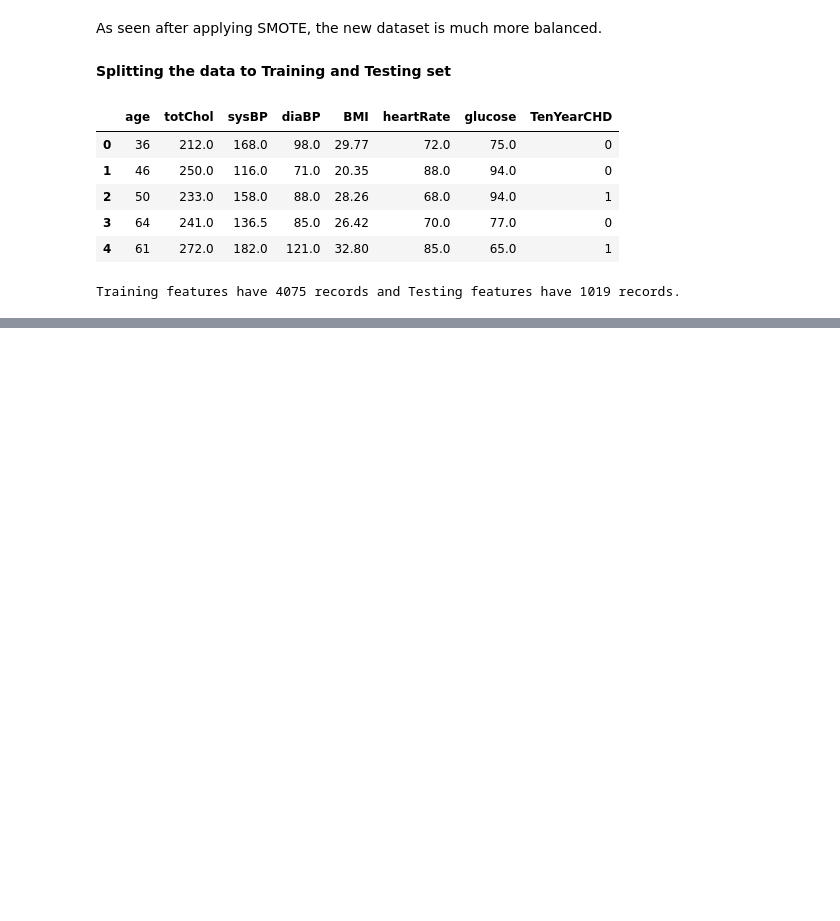
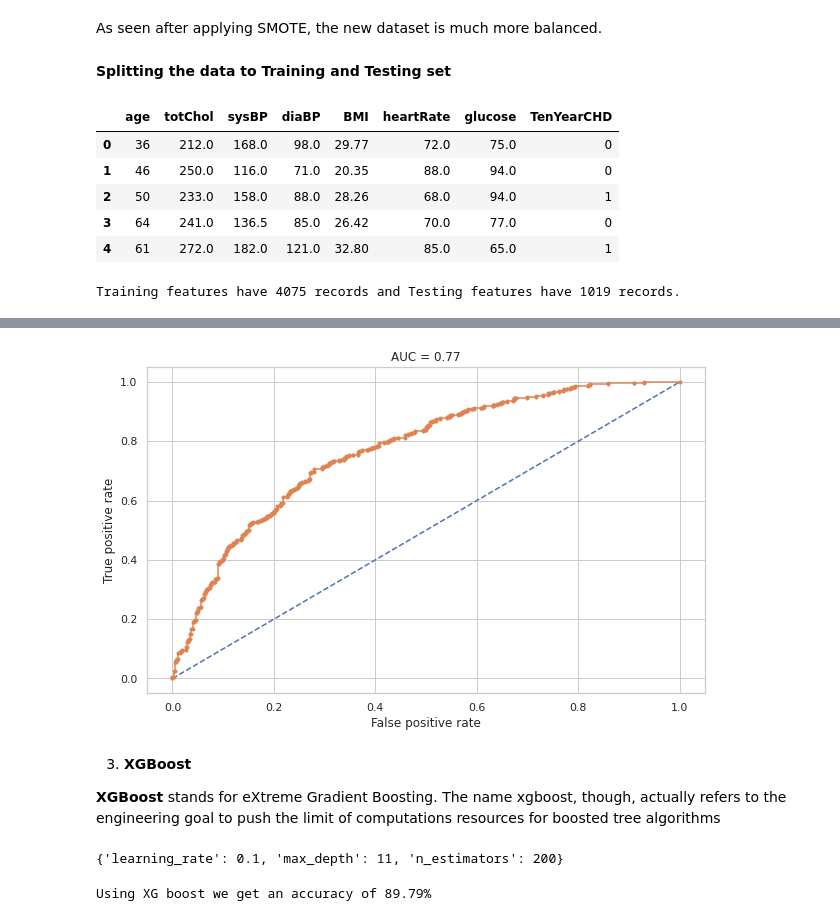
Before and after one commit to RITIK1442840127/Cardiovascular-Risk-Prediction-, a Jupyter notebook: Capstone_Project_3_Cardiovascular_Risk_Prediction_Ritik_Tiwari.ipynb, the cells around one changed output, grey strips where cells are left out. Cells and saved outputs as stored; diff of their text form; code cells hidden in the pictures; blank space fills up the shorter version.

```diff
--- a/Capstone_Project_3_Cardiovascular_Risk_Prediction_Ritik_Tiwari.ipynb
+++ b/Capstone_Project_3_Cardiovascular_Risk_Prediction_Ritik_Tiwari.ipynb
@@ -683,0 +836,25 @@ Training features have 4075 records and Testing features have 1019 records.
+# %%
+# ROC curve and AUC
+probs1 = random_clf.predict_proba(X_test)
+# keep probabilities for the positive outcome only
+probs1 = probs1[:, 1]
+# calculate AUC
+ran_auc = roc_auc_score(Y_test, probs1)
+
+# calculate roc curve
+fpr, tpr, thresholds = roc_curve(Y_test, probs1)
+# plot curve
+sns.set_style('whitegrid')
+plt.figure(figsize=(10,6))
+plt.plot([0, 1], [0, 1], linestyle='--')
+plt.plot(fpr, tpr, marker='.')
+plt.ylabel('True positive rate')
+plt.xlabel('False positive rate')
+plt.title(f"AUC = {round(ran_auc,3)}")
+plt.show()
+# %% [output]
+[figure, added]
+# %% [markdown]
+3. **XGBoost**
+
+**XGBoost** stands for eXtreme Gradient Boosting. The name xgboost, though, actually refers to the engineering goal to push the limit of computations resources for boosted tree algorithms
@@ -683,0 +869,7 @@ Training features have 4075 records and Testing features have 1019 records.
+# %%
+#training the classifier
+xgb_clf.fit(X_train,Y_train)
+
+xgb_clf.best_params_
+# %% [output]
+{'learning_rate': 0.1, 'max_depth': 11, 'n_estimators': 200}
@@ -683,0 +879,5 @@ Training features have 4075 records and Testing features have 1019 records.
+# %%
+xgb_accuracy = accuracy_score(Y_test,xgb_predict)
+print(f"Using XG boost we get an accuracy of {round(xgb_accuracy*100,2)}%")
+# %% [output]
+Using XG boost we get an accuracy of 89.79%
```
Also changed, not shown: parts of 42 cells of this notebook.
